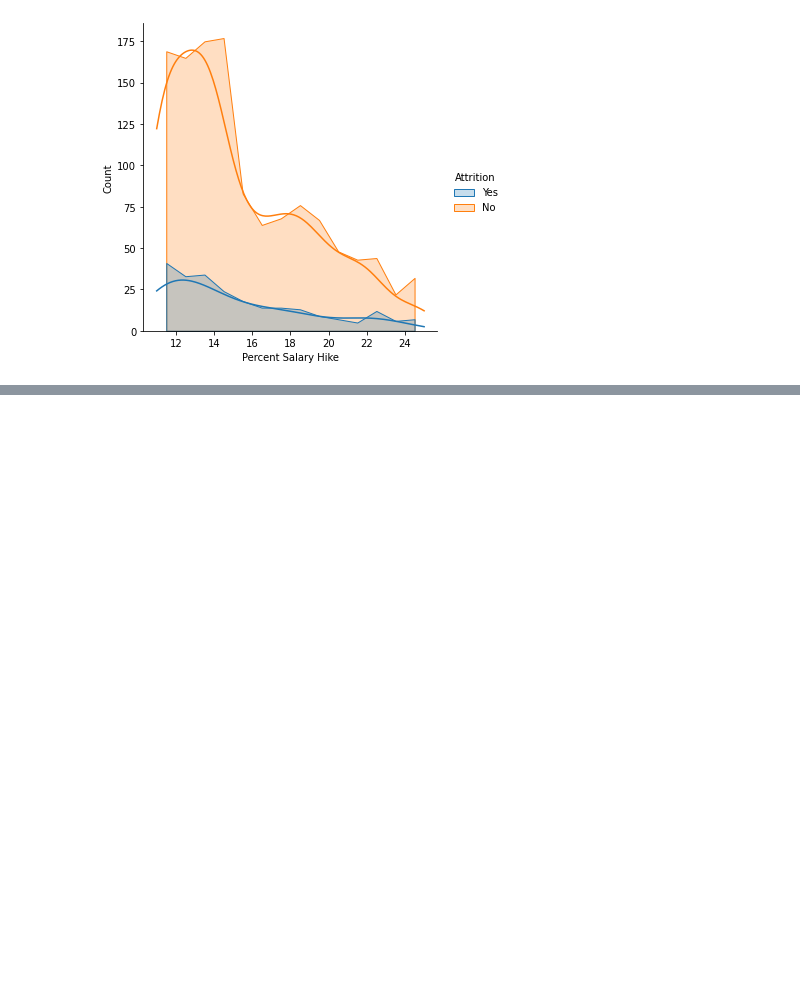
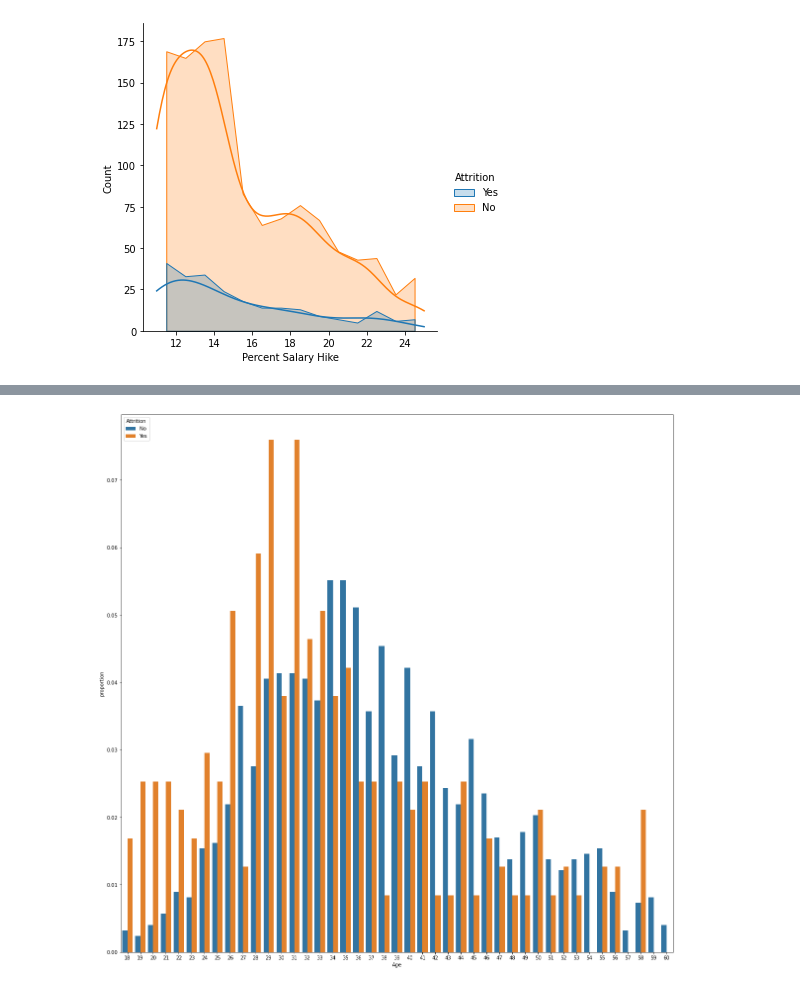
Before and after one commit to katewang1/Employee_Attrition_Analysis, a Jupyter notebook: Exploratory Analysis/EDA.ipynb, the cells around one changed output, grey strips where cells are left out. Drawn from its saved outputs; the diff is of its cells as text; code cells hidden in the pictures; blank space fills up the shorter version.

```diff
--- a/Exploratory Analysis/EDA.ipynb
+++ b/Exploratory Analysis/EDA.ipynb
@@ -139,0 +155,16 @@ salary_hike_plot.savefig("images/salary_hikeVSattrition.png")
+# %%
+# AGE
+x, y, hue = "Age", "proportion", "Attrition"
+hue_order = [0, 1]
+plt.figure(figsize=(20,20))
+
+(attrition_df[x]
+ .groupby(attrition_df[hue])
+ .value_counts(normalize=True)
+ .rename(y)
+ .reset_index()
+ .pipe((sns.barplot, "data"), x=x, y=y, hue=hue))
+
+plt.savefig('images/age_barplot.png')
+# %% [output]
+[figure, added]
```
Also changed, not shown: parts of 16 cells of this notebook, 7 other files.
